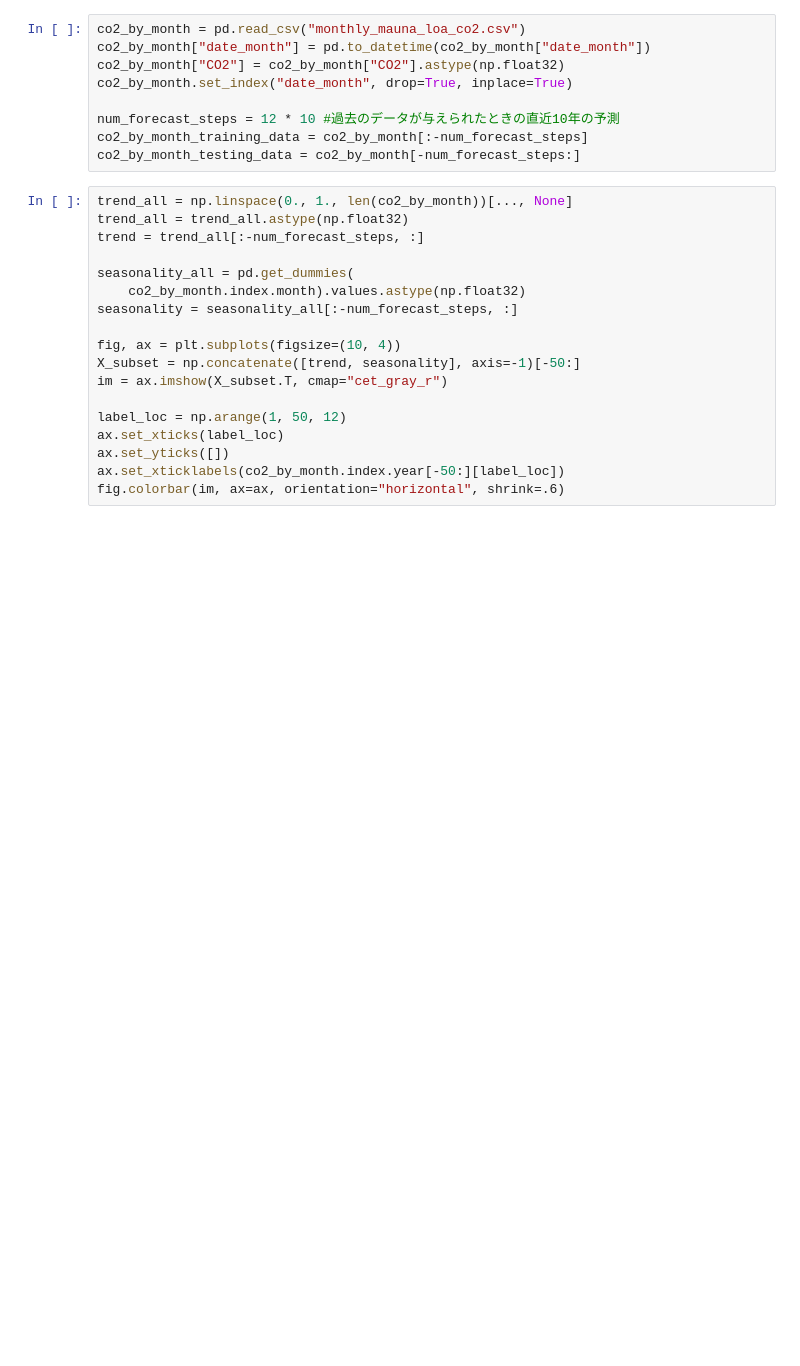
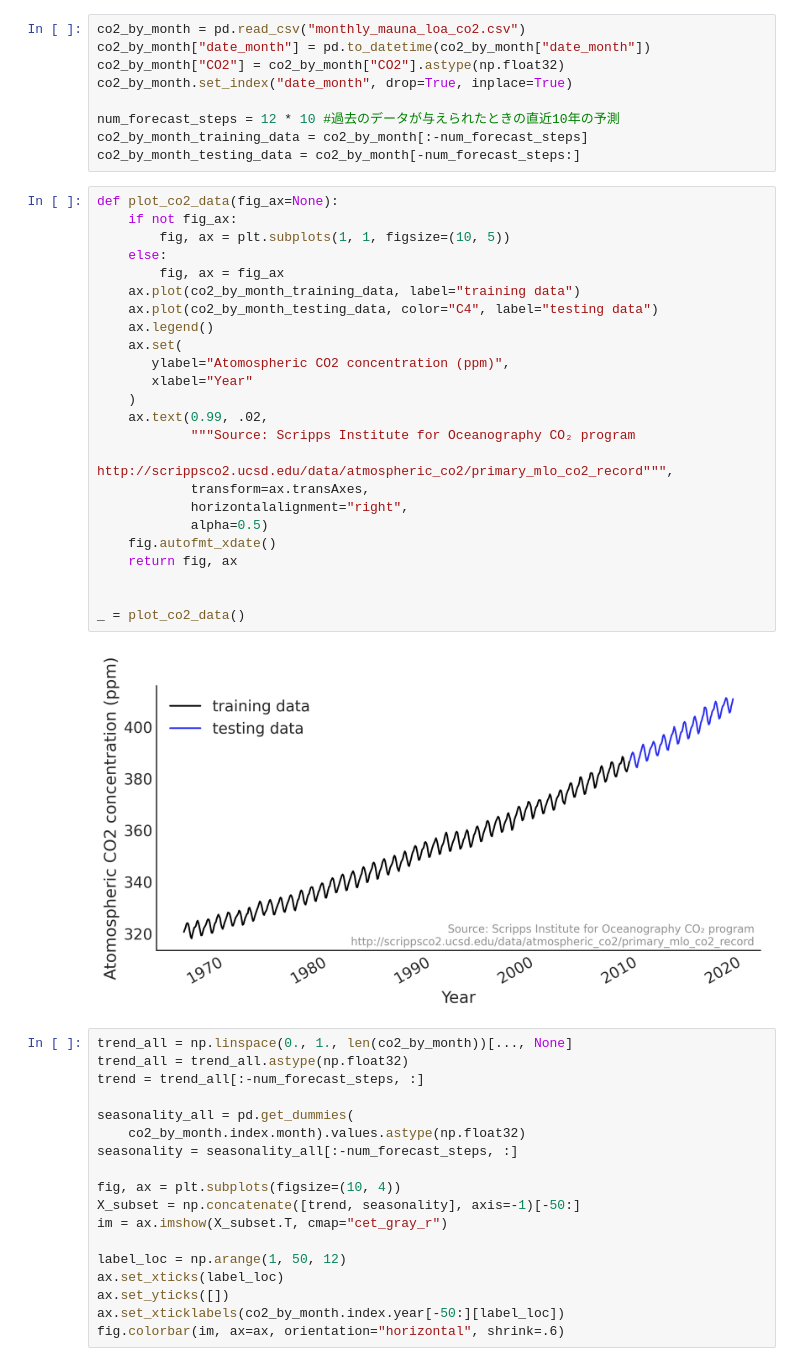
Before and after one commit to styuk/Time-Seriese, a Jupyter notebook: python/tfp.ipynb, the cells around one changed output. Cells and saved outputs as stored; diff of their text form; blank space fills up the shorter version.

```diff
--- a/python/tfp.ipynb
+++ b/python/tfp.ipynb
@@ -35,6 +36,32 @@ co2_by_month.set_index("date_month", drop=True, inplace=True)
 num_forecast_steps = 12 * 10 #過去のデータが与えられたときの直近10年の予測
 co2_by_month_training_data = co2_by_month[:-num_forecast_steps]
 co2_by_month_testing_data = co2_by_month[-num_forecast_steps:]
+# %%
+def plot_co2_data(fig_ax=None):
+    if not fig_ax:
+        fig, ax = plt.subplots(1, 1, figsize=(10, 5))
+    else:
+        fig, ax = fig_ax
+    ax.plot(co2_by_month_training_data, label="training data")
+    ax.plot(co2_by_month_testing_data, color="C4", label="testing data")
+    ax.legend()
+    ax.set(
+       ylabel="Atomospheric CO2 concentration (ppm)",
+       xlabel="Year"
+    )
+    ax.text(0.99, .02,
+            """Source: Scripps Institute for Oceanography CO₂ program
+            http://scrippsco2.ucsd.edu/data/atmospheric_co2/primary_mlo_co2_record""",
+            transform=ax.transAxes,
+            horizontalalignment="right",
+            alpha=0.5)
+    fig.autofmt_xdate()
+    return fig, ax
+
+
+_ = plot_co2_data()
+# %% [output]
+[figure, added]
 # %%
 trend_all = np.linspace(0., 1., len(co2_by_month))[..., None]
 trend_all = trend_all.astype(np.float32)
```
Also changed, not shown: parts of 4 cells of this notebook.
